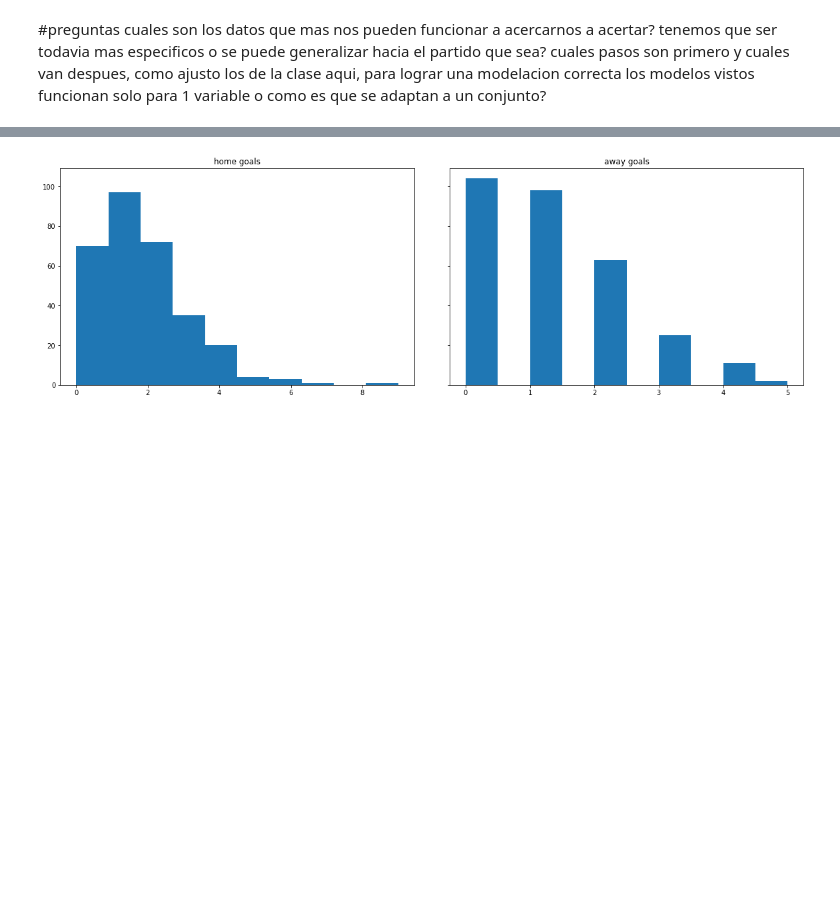
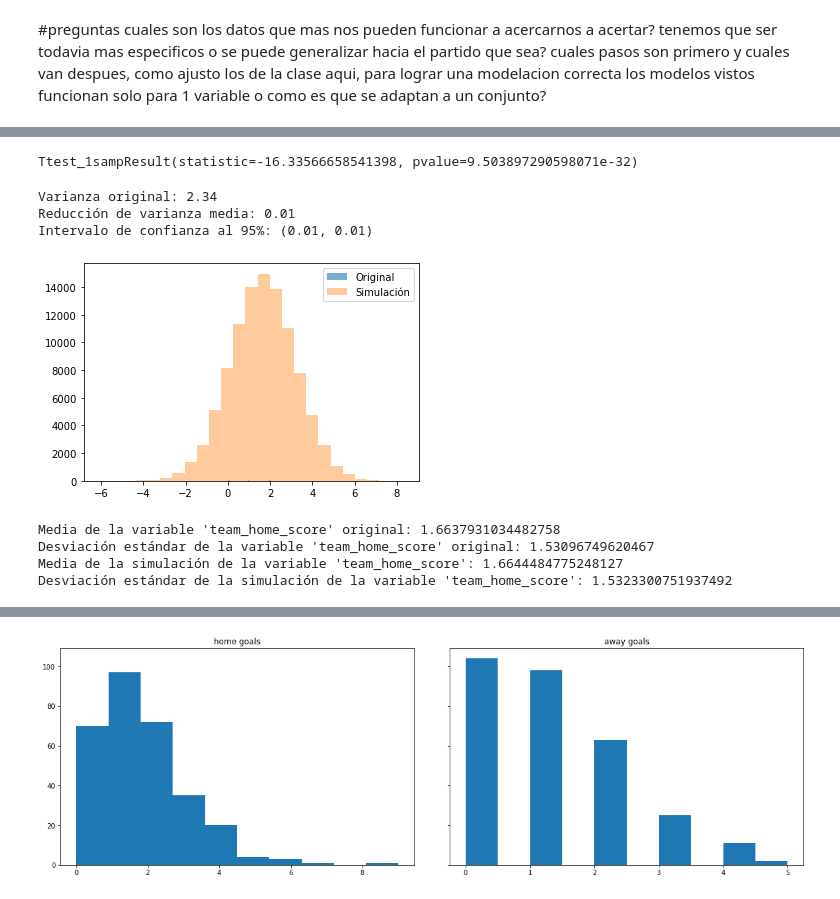
Before and after one commit to Luisahum270/Proyecto_Tema_2_Equipo_8, a Jupyter notebook: Proyecto Tema 2 - Equipo 8.ipynb, the cells around one changed output, grey strips where cells are left out. Cells and saved outputs as stored; diff of their text form; code cells hidden in the pictures; blank space fills up the shorter version.

```diff
--- a/Proyecto Tema 2 - Equipo 8.ipynb
+++ b/Proyecto Tema 2 - Equipo 8.ipynb
@@ -120,0 +241,79 @@ FileNotFoundError: [Errno 2] No such file or directory: '2022-2023 Football Play
+# %%
+stats.ttest_1samp(data['team_home_score'], mu0)
+# %% [output]
+Ttest_1sampResult(statistic=-16.33566658541398, pvalue=9.503897290598071e-32)
+# %%
+
+from scipy.stats import t
+
+# Generar datos aleatorios
+datos = np.array(data['team_home_score'])
+# Calcular la varianza original
+varianza_original = np.var(datos)
+
+# Configurar los parámetros del método
+num_repeticiones = 1000
+
+# Calcular la reducción de varianza
+reducciones_varianza = []
+for i in range(num_repeticiones):
+    indices_aleatorios = np.random.permutation(len(datos))
+    conjunto_1 = datos[indices_aleatorios[:len(datos)//2]]
+    conjunto_2 = datos[indices_aleatorios[len(datos)//2:]]
+    varianza_conjunto_1 = np.var(conjunto_1)
+    varianza_conjunto_2 = np.var(conjunto_2)
+    varianza_media_subconjuntos = np.mean([varianza_conjunto_1, varianza_conjunto_2])
+    reduccion_varianza = (varianza_original - varianza_media_subconjuntos)/varianza_original
+    reducciones_varianza.append(reduccion_varianza)
+
+# Calcular la media y el intervalo de confianza de la reducción de varianza
+media_reduccion_varianza = np.mean(reducciones_varianza)
+error_estandar_reduccion_varianza = np.std(reducciones_varianza)/np.sqrt(num_repeticiones)
+t_critical = t.ppf(0.975, num_repeticiones-1)
+intervalo_confianza = (media_reduccion_varianza - t_critical*error_estandar_reduccion_varianza,
+                       media_reduccion_varianza + t_critical*error_estandar_reduccion_varianza)
+
+# Imprimir los resultados
+print("Varianza original: {:.2f}".format(varianza_original))
+print("Reducción de varianza media: {:.2f}".format(media_reduccion_varianza))
+print("Intervalo de confianza al 95%: ({:.2f}, {:.2f})".format(intervalo_confianza[0], intervalo_confianza[1]))
+# %% [output]
+Varianza original: 2.34
+Reducción de varianza media: 0.01
+Intervalo de confianza al 95%: (0.01, 0.01)
+# %%
+import numpy as np
+import matplotlib.pyplot as plt
+
+# Verificar la existencia de la columna 'team_home_score' en el conjunto de datos
+if 'team_home_score' not in data.columns:
+    print("La columna 'team_home_score' no existe en el conjunto de datos")
+else:
+    # Calcular la media y desviación estándar de la variable 'team_home_score'
+    media_team_home_score = np.mean(data['team_home_score'])
+    desv_team_home_score = np.std(data['team_home_score'])
+
+    # Generar 100000 números aleatorios distribuidos normalmente con media y desviación estándar de la variable 'team_home_score'
+    simulacion_team_home_score = np.random.normal(loc=media_team_home_score, scale=desv_team_home_score, size=100000)
+
+    # Graficar la distribución de la simulación y la distribución original de la variable 'team_home_score'
+    plt.hist(data['team_home_score'], bins=75, alpha=0.6, label='Original')
+    plt.hist(simulacion_team_home_score, bins=25, alpha=0.4, label='Simulación')
+    plt.legend()
+    plt.show()
+
+    # Calcular la media y desviación estándar de la simulación
+    media_simulacion_team_home_score = np.mean(simulacion_team_home_score)
+    desv_simulacion_team_home_score = np.std(simulacion_team_home_score)
+
+    # Imprimir resultados
+    print("Media de la variable 'team_home_score' original:", media_team_home_score)
+    print("Desviación estándar de la variable 'team_home_score' original:", desv_team_home_score)
+    print("Media de la simulación de la variable 'team_home_score':", media_simulacion_team_home_score)
+    print("Desviación estándar de la simulación de la variable 'team_home_score':", desv_simulacion_team_home_score)
+# %% [output]
+[figure, added]
+Media de la variable 'team_home_score' original: 1.6637931034482758
+Desviación estándar de la variable 'team_home_score' original: 1.53096749620467
+Media de la simulación de la variable 'team_home_score': 1.6644484775248127
+Desviación estándar de la simulación de la variable 'team_home_score': 1.5323300751937492
```
Also changed, not shown: parts of 22 cells of this notebook.
